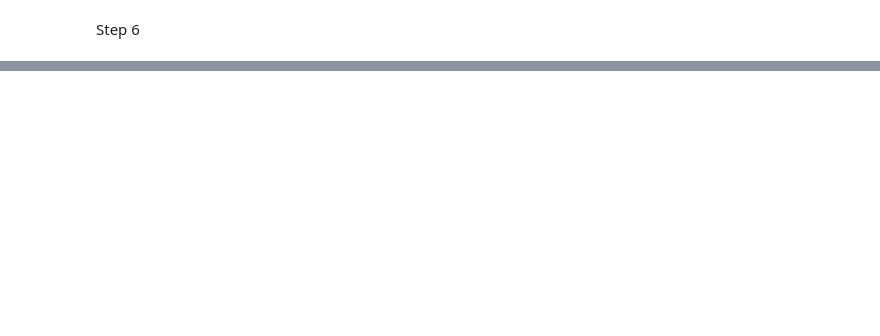
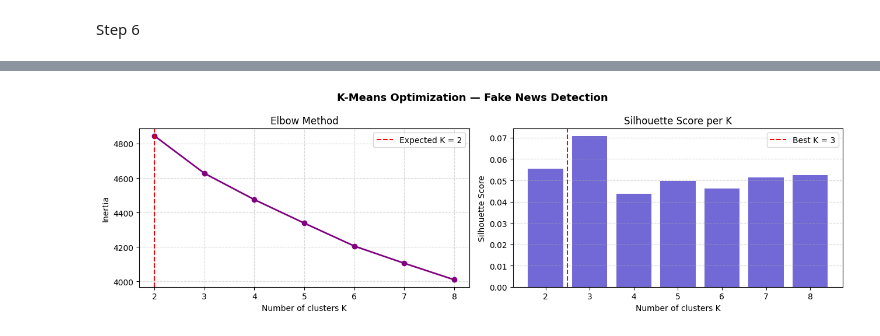
Before and after one commit to KelelAngeAgnimel/Machine-Learning, a Jupyter notebook: MachineLearningProject.ipynb, the cells around one changed output, grey strips where cells are left out. Saved outputs shown, nothing was run; the diff lists cells and outputs as text; code cells hidden in the pictures; blank space fills up the shorter version.

```diff
--- a/MachineLearningProject.ipynb
+++ b/MachineLearningProject.ipynb
@@ -312,0 +661,89 @@ Analyse :
+# %%
+# ╔══════════════════════════════════════════════════════════════╗
+# ║  OPTIMIZATION 3 — K-Means + Elbow Method + Silhouette       ║
+# ║                                                              ║
+# ║  Goal: find the optimal number of clusters K for K-Means    ║
+# ║  using two complementary methods:                           ║
+# ║    1. Elbow Method   → minimise inertia                     ║
+# ║    2. Silhouette Score → maximise cluster separation        ║
+# ╚══════════════════════════════════════════════════════════════╝
+
+from sklearn.cluster import KMeans
+from sklearn.decomposition import TruncatedSVD
+from sklearn.metrics import silhouette_score
+import matplotlib.pyplot as plt
+import numpy as np
+
+print("=" * 60)
+print("   K-MEANS — ELBOW + SILHOUETTE OPTIMIZATION")
+print("=" * 60)
+print("""
+How it works:
+  K-Means already uses an internal optimisation loop
+  (minimising inertia via coordinate descent).
+  Here we go further: we find the best K by combining:
+    • Elbow Method     → look for the 'elbow' in inertia
+    • Silhouette Score → measures how well each point
+                         fits its cluster vs the nearest one
+                         (1 = perfect, 0 = overlap, -1 = wrong)
+""")
+
+# ── Dimensionality reduction (TF-IDF → 50 components) ────────
+# K-Means struggles in high dimensions (curse of dimensionality).
+# TruncatedSVD reduces the TF-IDF matrix to 50 dense dimensions.
+svd = TruncatedSVD(n_components=50, random_state=42)
+X_reduced = svd.fit_transform(X_train_vec)
+print(f"Reduced shape: {X_reduced.shape}  (was {X_train_vec.shape})")
+
+# ── Elbow + Silhouette for K = 2 to 8 ────────────────────────
+k_range      = range(2, 9)
+inertias     = []
+silhouettes  = []
+
+for k in k_range:
+    km = KMeans(n_clusters=k, random_state=42, n_init=10)
+    labels = km.fit_predict(X_reduced)
+    inertias.append(km.inertia_)
+    silhouettes.append(silhouette_score(X_reduced, labels,
+                                        sample_size=2000,
+                                        random_state=42))
+    print(f"  K={k}  |  Inertia: {km.inertia_:,.0f}  "
+          f"|  Silhouette: {silhouettes[-1]:.3f}")
+
+best_k_sil = list(k_range)[np.argmax(silhouettes)]
+print(f"\n✅ Best K (Silhouette): {best_k_sil}  "
+      f"→  Score: {max(silhouettes):.3f}")
+print("=" * 60)
+
+# ── Side-by-side plots: Elbow + Silhouette ────────────────────
+fig, (ax1, ax2) = plt.subplots(1, 2, figsize=(13, 4))
+
+# Elbow
+ax1.plot(list(k_range), inertias, 'o-', color='purple', linewidth=2)
+ax1.axvline(x=2, color='red', linestyle='--', label='Expected K = 2')
+ax1.set_xlabel("Number of clusters K")
+ax1.set_ylabel("Inertia")
+ax1.set_title("Elbow Method")
+ax1.legend()
+ax1.grid(linestyle='--', alpha=0.5)
+
+# Silhouette
+ax2.bar(list(k_range), silhouettes, color='#5B4FCF', alpha=0.85)
+ax2.axvline(x=best_k_sil - 0.5, color='red', linestyle='--',
+            label=f'Best K = {best_k_sil}')
+ax2.set_xlabel("Number of clusters K")
+ax2.set_ylabel("Silhouette Score")
+ax2.set_title("Silhouette Score per K")
+ax2.legend()
+ax2.grid(axis='y', linestyle='--', alpha=0.5)
+
+plt.suptitle("K-Means Optimization — Fake News Detection",
+             fontsize=13, fontweight='bold')
+plt.tight_layout()
+plt.show()
+
+# ── Final model with optimal K ────────────────────────────────
+km_best = KMeans(n_clusters=best_k_sil, random_state=42, n_init=10)
+km_best.fit(X_reduced)
+print(f"\nFinal K-Means (K={best_k_sil})  →  Inertia: {km_best.inertia_:,.0f}")
+# %% [output]
@@ -312,0 +767 @@ Analyse :
+[figure, added]
```
Also changed, not shown: parts of 16 cells of this notebook.
